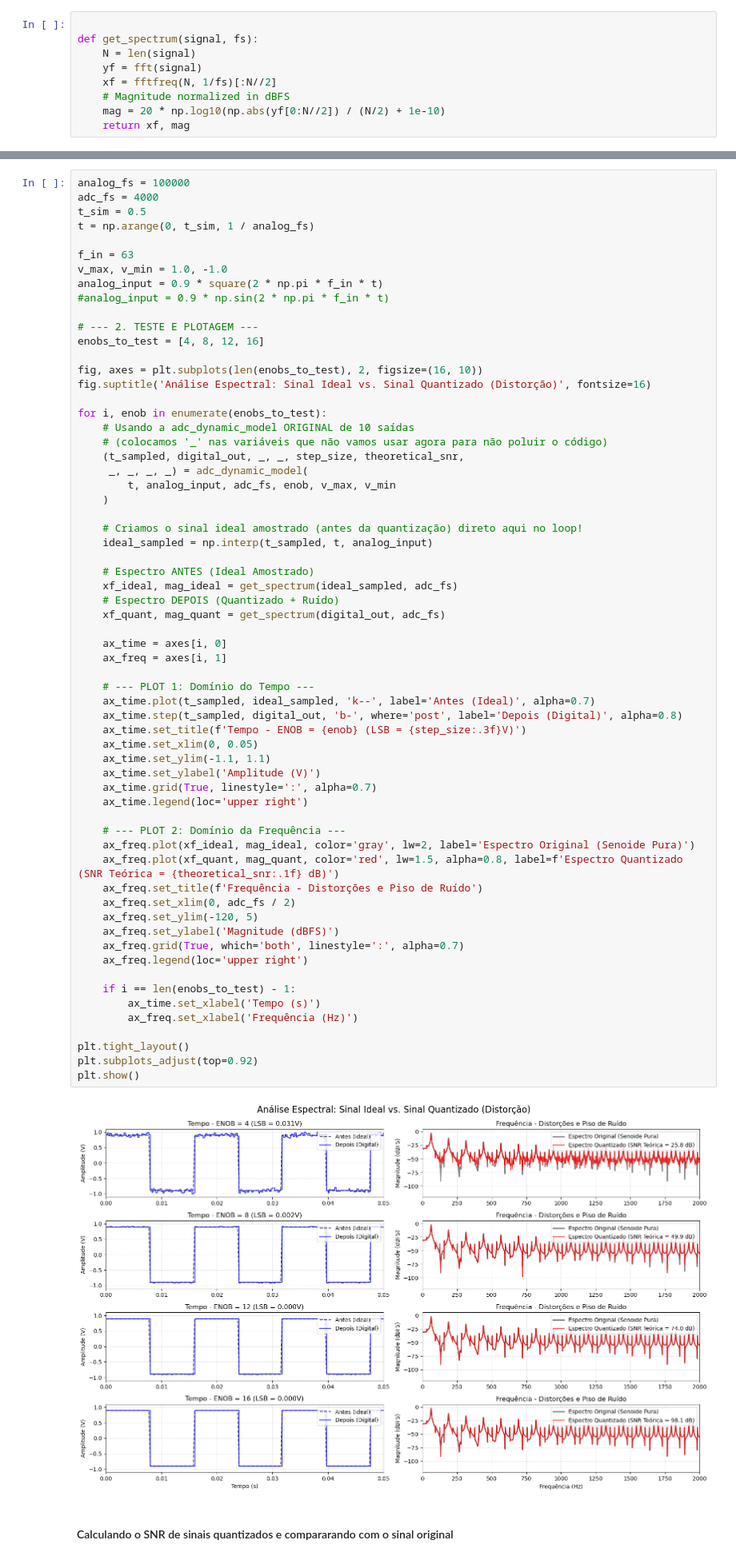
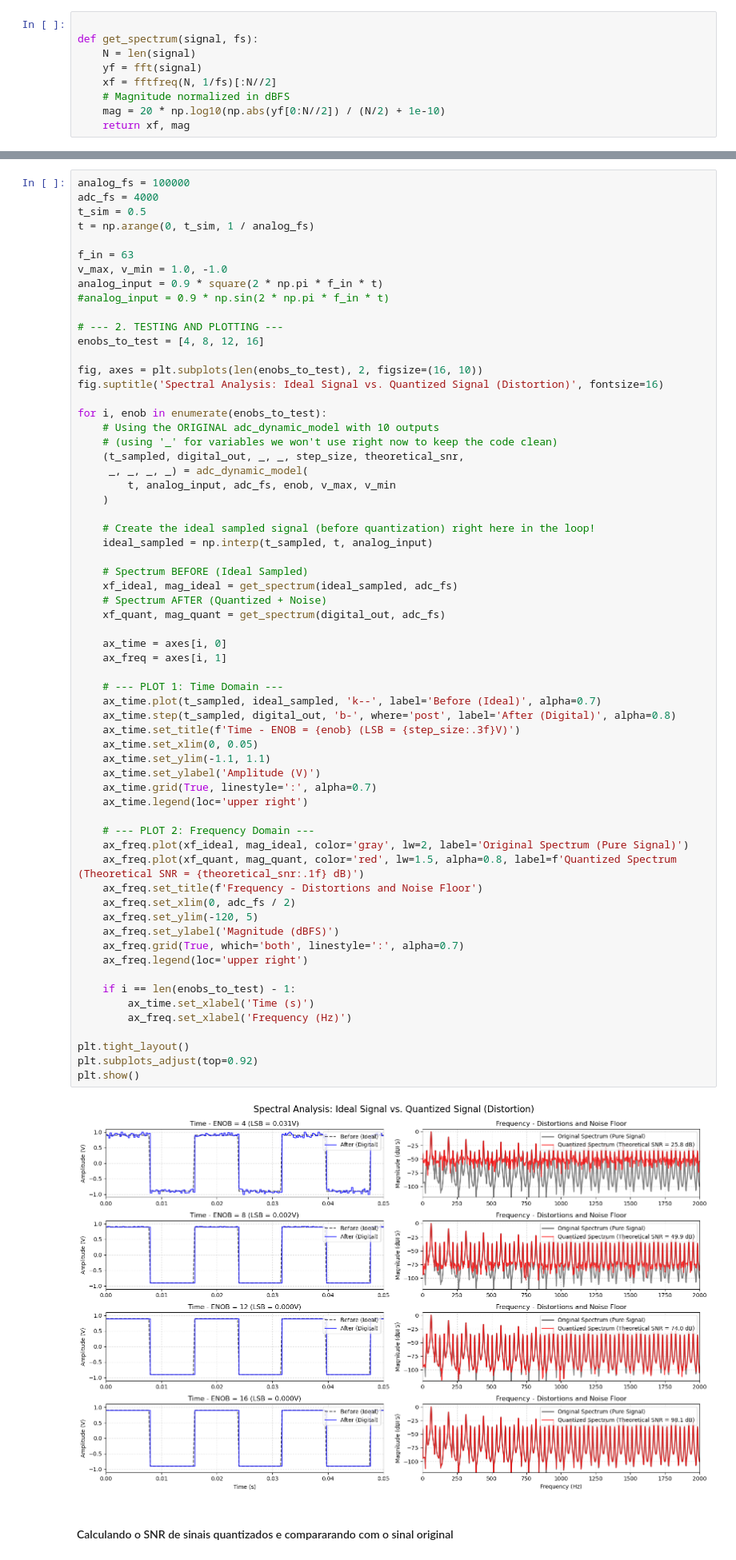
Before and after one commit to elmerfariass/DSPcap, a Jupyter notebook: ADC&DAC.ipynb, the cells around one changed output, grey strips where cells are left out. Shown at 80% size. Cells and saved outputs as stored; diff of their text form.

```diff
--- a/ADC&DAC.ipynb
+++ b/ADC&DAC.ipynb
@@ -718,60 +719,60 @@ v_max, v_min = 1.0, -1.0
 analog_input = 0.9 * square(2 * np.pi * f_in * t)
 #analog_input = 0.9 * np.sin(2 * np.pi * f_in * t)
 
-# --- 2. TESTE E PLOTAGEM ---
+# --- 2. TESTING AND PLOTTING ---
 enobs_to_test = [4, 8, 12, 16]
 
 fig, axes = plt.subplots(len(enobs_to_test), 2, figsize=(16, 10))
-fig.suptitle('Análise Espectral: Sinal Ideal vs. Sinal Quantizado (Distorção)', fontsize=16)
+fig.suptitle('Spectral Analysis: Ideal Signal vs. Quantized Signal (Distortion)', fontsize=16)
 
 for i, enob in enumerate(enobs_to_test):
-    # Usando a adc_dynamic_model ORIGINAL de 10 saídas
-    # (colocamos '_' nas variáveis que não vamos usar agora para não poluir o código)
+    # Using the ORIGINAL adc_dynamic_model with 10 outputs
+    # (using '_' for variables we won't use right now to keep the code clean)
     (t_sampled, digital_out, _, _, step_size, theoretical_snr,
      _, _, _, _) = adc_dynamic_model(
         t, analog_input, adc_fs, enob, v_max, v_min
     )
 
-    # Criamos o sinal ideal amostrado (antes da quantização) direto aqui no loop!
+    # Create the ideal sampled signal (before quantization) right here in the loop!
     ideal_sampled = np.interp(t_sampled, t, analog_input)
 
-    # Espectro ANTES (Ideal Amostrado)
+    # Spectrum BEFORE (Ideal Sampled)
     xf_ideal, mag_ideal = get_spectrum(ideal_sampled, adc_fs)
-    # Espectro DEPOIS (Quantizado + Ruído)
+    # Spectrum AFTER (Quantized + Noise)
     xf_quant, mag_quant = get_spectrum(digital_out, adc_fs)
 
     ax_time = axes[i, 0]
     ax_freq = axes[i, 1]
 
-    # --- PLOT 1: Domínio do Tempo ---
-    ax_time.plot(t_sampled, ideal_sampled, 'k--', label='Antes (Ideal)', alpha=0.7)
-    ax_time.step(t_sampled, digital_out, 'b-', where='post', label='Depois (Digital)', alpha=0.8)
-    ax_time.set_title(f'Tempo - ENOB = {enob} (LSB = {step_size:.3f}V)')
+    # --- PLOT 1: Time Domain ---
+    ax_time.plot(t_sampled, ideal_sampled, 'k--', label='Before (Ideal)', alpha=0.7)
+    ax_time.step(t_sampled, digital_out, 'b-', where='post', label='After (Digital)', alpha=0.8)
+    ax_time.set_title(f'Time - ENOB = {enob} (LSB = {step_size:.3f}V)')
     ax_time.set_xlim(0, 0.05)
     ax_time.set_ylim(-1.1, 1.1)
     ax_time.set_ylabel('Amplitude (V)')
     ax_time.grid(True, linestyle=':', alpha=0.7)
     ax_time.legend(loc='upper right')
 
-    # --- PLOT 2: Domínio da Frequência ---
-    ax_freq.plot(xf_ideal, mag_ideal, color='gray', lw=2, label='Espectro Original (Senoide Pura)')
-    ax_freq.plot(xf_quant, mag_quant, color='red', lw=1.5, alpha=0.8, label=f'Espectro Quantizado (SNR Teórica = {theoretical_snr:.1f} dB)')
-    ax_freq.set_title(f'Frequência - Distorções e Piso de Ruído')
+    # --- PLOT 2: Frequency Domain ---
+    ax_freq.plot(xf_ideal, mag_ideal, color='gray', lw=2, label='Original Spectrum (Pure Signal)')
+    ax_freq.plot(xf_quant, mag_quant, color='red', lw=1.5, alpha=0.8, label=f'Quantized Spectrum (Theoretical SNR = {theoretical_snr:.1f} dB)')
+    ax_freq.set_title(f'Frequency - Distortions and Noise Floor')
     ax_freq.set_xlim(0, adc_fs / 2)
     ax_freq.set_ylim(-120, 5)
     ax_freq.set_ylabel('Magnitude (dBFS)')
     ax_freq.grid(True, which='both', linestyle=':', alpha=0.7)
     ax_freq.legend(loc='upper right')
 
     if i == len(enobs_to_test) - 1:
-        ax_time.set_xlabel('Tempo (s)')
-        ax_freq.set_xlabel('Frequência (Hz)')
+        ax_time.set_xlabel('Time (s)')
+        ax_freq.set_xlabel('Frequency (Hz)')
 
 plt.tight_layout()
 plt.subplots_adjust(top=0.92)
 plt.show()
 # %% [output]
-[figure, old version]
+[figure, new version]
 # %% [markdown]
 #### Calculando o SNR de sinais quantizados e compararando com o sinal original
 # %%
```
Also changed, not shown: parts of 7 cells of this notebook.
